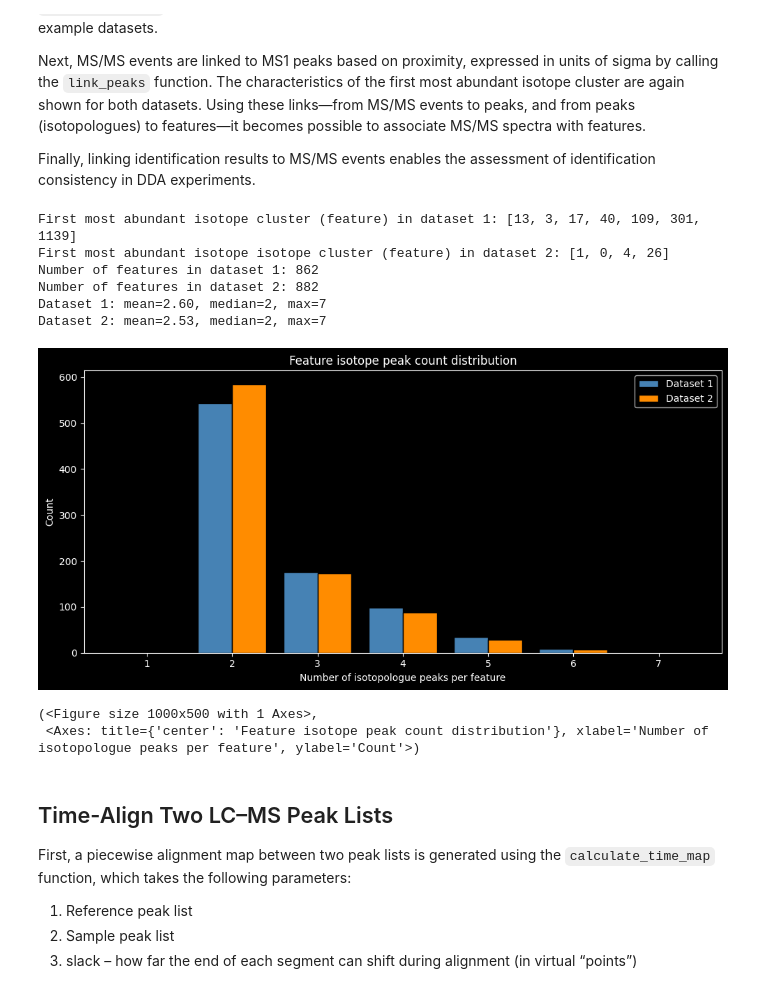
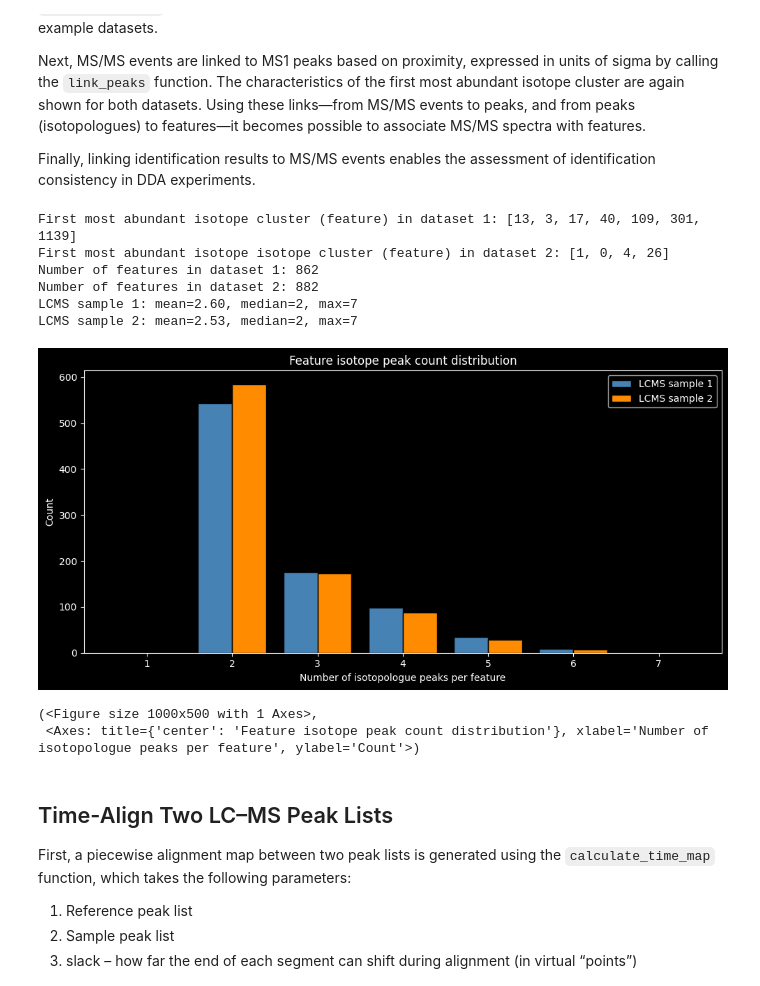
Before and after one commit to PASTAQ-MS/PASTAQ, a Jupyter notebook: examples/pastaqExamples.ipynb, the cells around one changed output. Cells and saved outputs as stored; diff of their text form; code cells hidden in the pictures.

```diff
--- a/examples/pastaqExamples.ipynb
+++ b/examples/pastaqExamples.ipynb
@@ -192,22 +238,23 @@ Finally, linking identification results to MS/MS events enables the assessment o
 # %%
 # detecting features
 features1 = pq.detect_features(peaks1, params['feature_detection_charge_states'])
 features2 = pq.detect_features(peaks2, params['feature_detection_charge_states'])
 print("First most abundant isotope cluster (feature) in dataset 1:", features1[0].peak_ids)
 print("First most abundant isotope isotope cluster (feature) in dataset 2:", features2[0].peak_ids)
 print("Number of features in dataset 1:", len(features1))
 print("Number of features in dataset 2:", len(features2))
 
 featureList = [features1, features2]
-isotope_distribution_plot(featureList)
+labelList = ['LCMS sample 1', 'LCMS sample 2']
+isotope_distribution_plot(featureList, labelList)
 # %% [output]
 First most abundant isotope cluster (feature) in dataset 1: [13, 3, 17, 40, 109, 301, 1139]
 First most abundant isotope isotope cluster (feature) in dataset 2: [1, 0, 4, 26]
 Number of features in dataset 1: 862
 Number of features in dataset 2: 882
-Dataset 1: mean=2.60, median=2, max=7
-Dataset 2: mean=2.53, median=2, max=7
+LCMS sample 1: mean=2.60, median=2, max=7
+LCMS sample 2: mean=2.53, median=2, max=7
-[figure, old version]
+[figure, new version]
 (<Figure size 1000x500 with 1 Axes>,
  <Axes: title={'center': 'Feature isotope peak count distribution'}, xlabel='Number of isotopologue peaks per feature', ylabel='Count'>)
 # %% [markdown]
```
Also changed, not shown: parts of 7 cells of this notebook, 2 other files.
